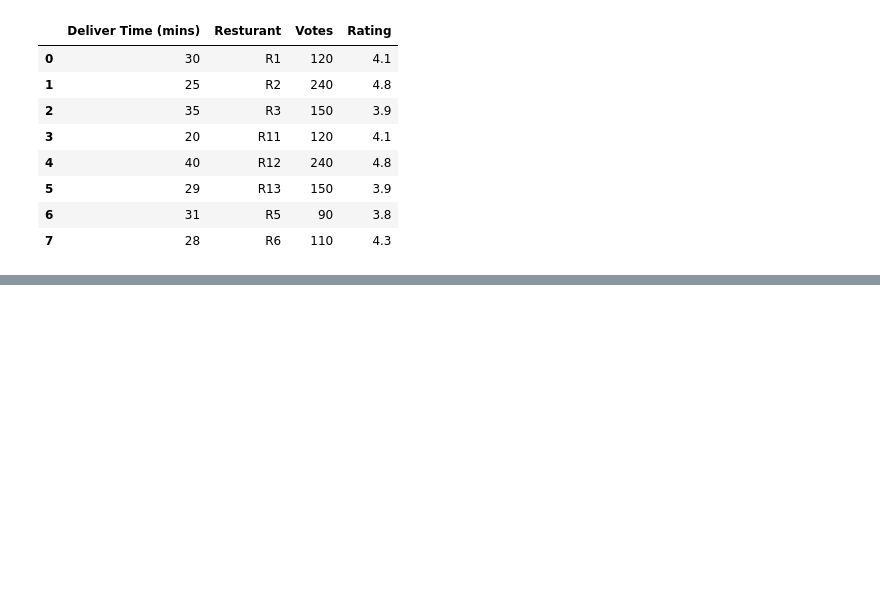
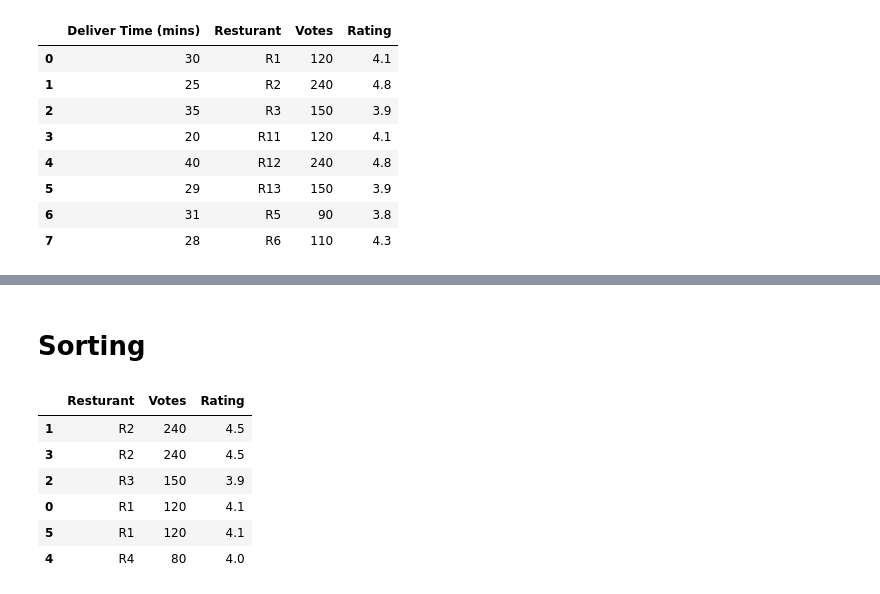
Before and after one commit to ANILNbc2/ScalerAIMLCourse, a Jupyter notebook: Module02Day05Notes.ipynb, the cells around one changed output, grey strips where cells are left out. Cells and saved outputs as stored; diff of their text form; code cells hidden in the pictures; blank space fills up the shorter version.

```diff
--- a/Module02Day05Notes.ipynb
+++ b/Module02Day05Notes.ipynb
@@ -433,0 +592,12 @@ pd.concat([df_new_cols, df_new ], axis=1)
+# %% [markdown]
+# Sorting
+# %%
+sample_df.sort_values(by='Votes', ascending=False)
+# %% [output]
+|  | Resturant | Votes | Rating |
+| 1 | R2 | 240 | 4.5 |
+| 3 | R2 | 240 | 4.5 |
+| 2 | R3 | 150 | 3.9 |
+| 0 | R1 | 120 | 4.1 |
+| 5 | R1 | 120 | 4.1 |
+| 4 | R4 | 80 | 4.0 |
```
Also changed, not shown: parts of 24 cells of this notebook.
